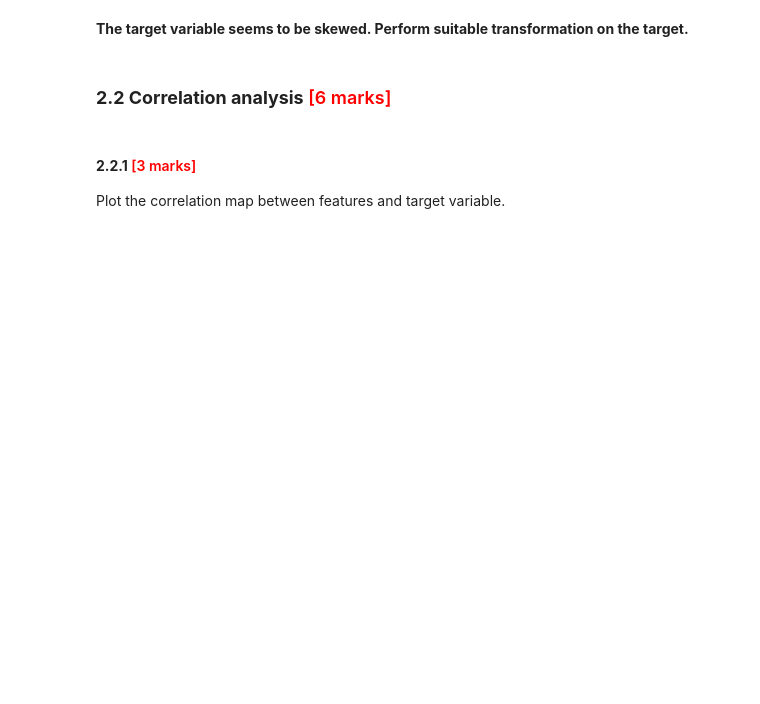
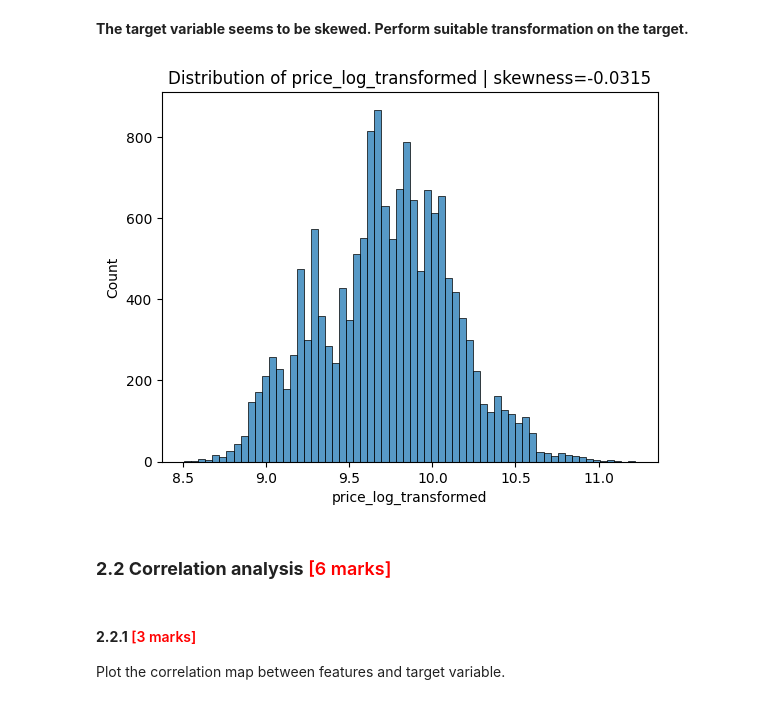
Before and after one commit to shaloy-lewis/Car_Price_Prediction, a Jupyter notebook: RR_Car_Price_Prediction_Shaloy_Lewis.ipynb, the cells around one changed output. Saved outputs shown, nothing was run; the diff lists cells and outputs as text; code cells hidden in the pictures; blank space fills up the shorter version.

```diff
--- a/RR_Car_Price_Prediction_Shaloy_Lewis.ipynb
+++ b/RR_Car_Price_Prediction_Shaloy_Lewis.ipynb
@@ -237,3 +345,15 @@ Identify target variable and plot the frequency distributions. Apply necessary t
+# %%
+df['price_log_transformed'] = np.log(df['price'])
+TARGET_LOG_TRANSFORMED = ['price_log_transformed']
+# %%
+# Transform the target feature
+log_transformed_price_skewness = round(df[TARGET_LOG_TRANSFORMED].skew()[0], 4)
+
+sns.histplot(data=df, x=TARGET_LOG_TRANSFORMED[0])
+plt.title(f'Distribution of {TARGET_LOG_TRANSFORMED[0]} | skewness={log_transformed_price_skewness}')
+plt.show()
+# %% [output]
+[figure, added]
 # %% [markdown]
 ### **2.2 Correlation analysis** <font color = red> [6 marks] </font>
 # %% [markdown]
```
Also changed, not shown: parts of 111 cells of this notebook.
